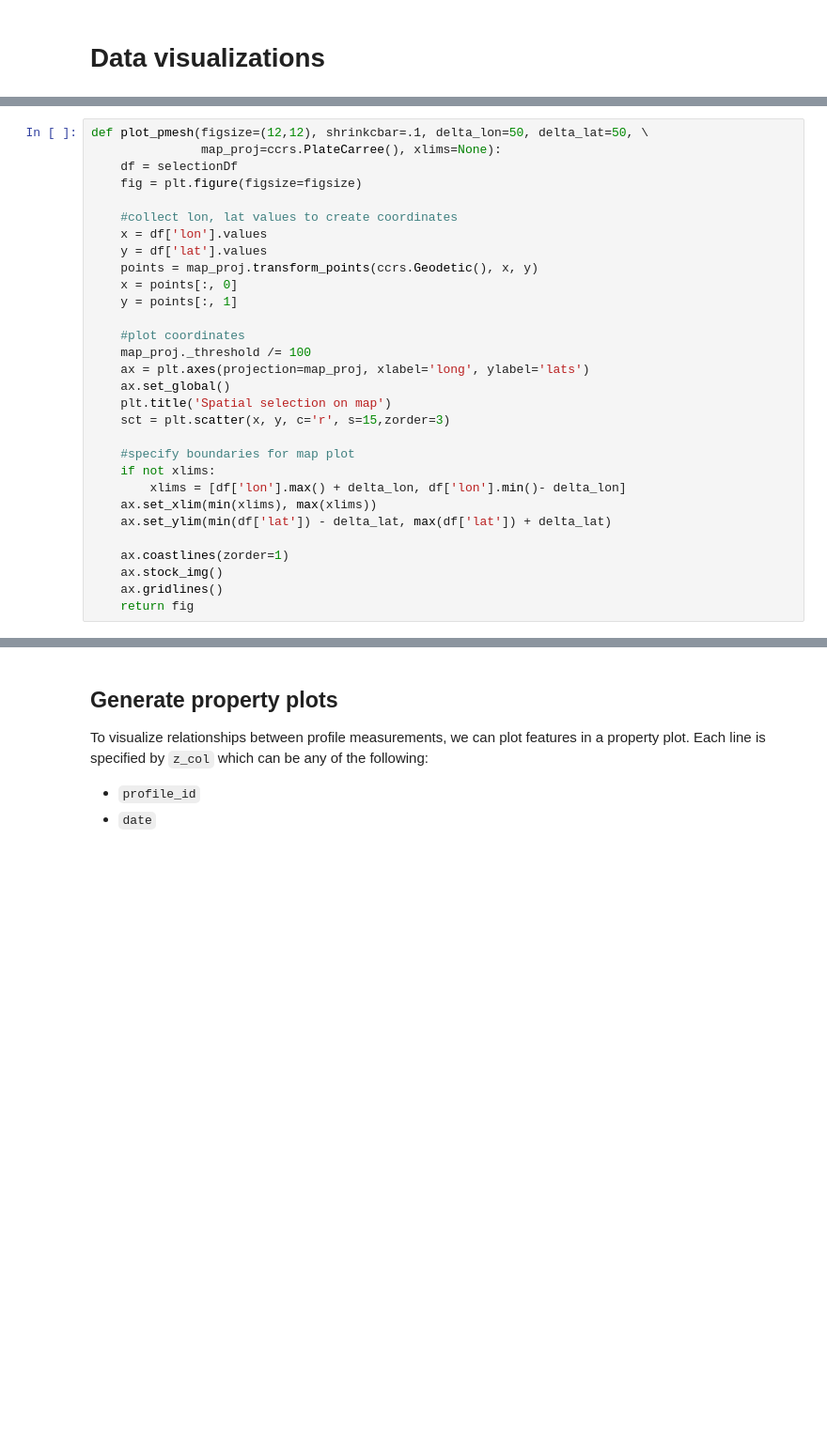
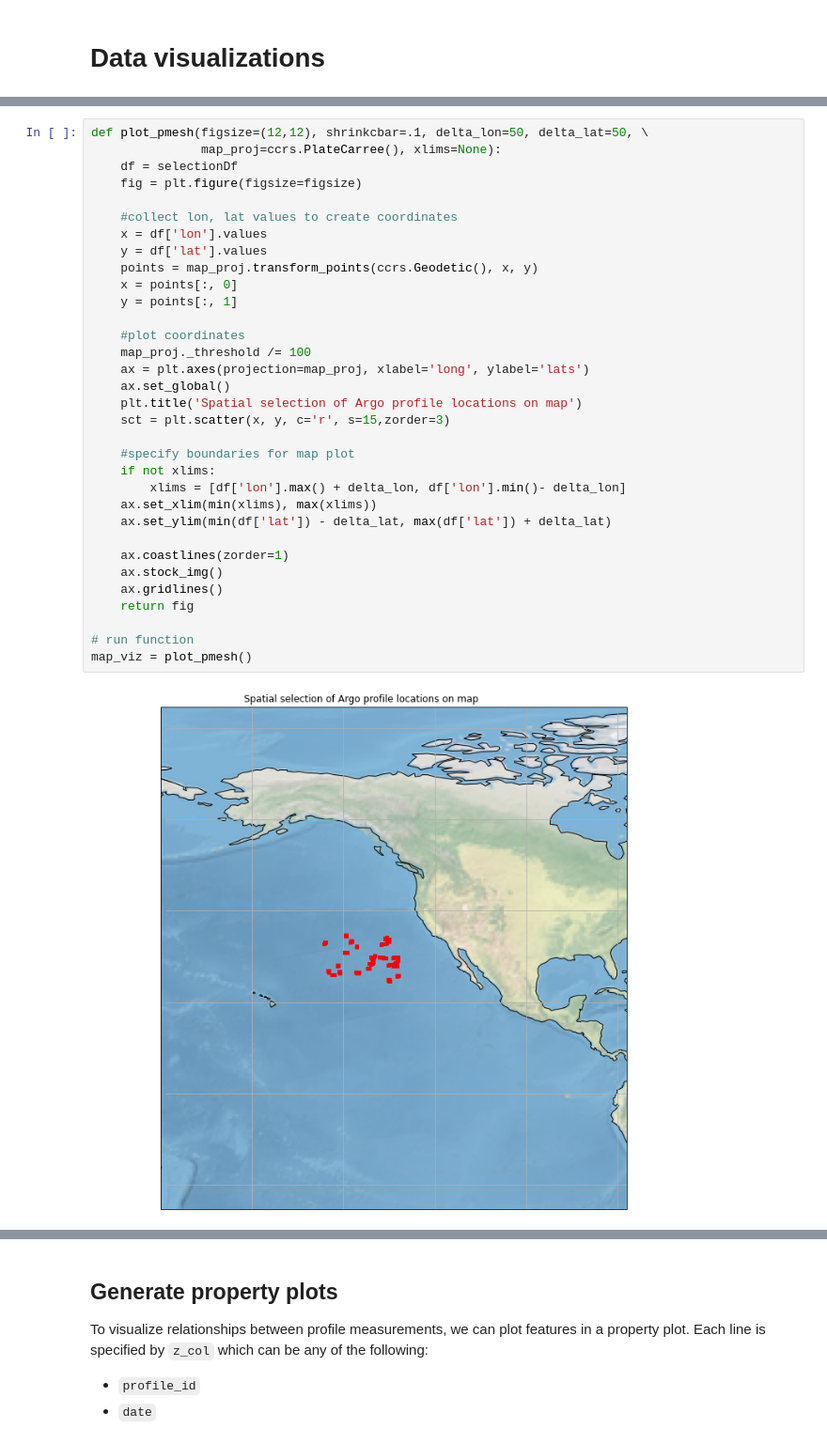
Before and after one commit to earthcube2021/ec21_anil_etal, a Jupyter notebook: SA_01_Argo_Data_Exploration.ipynb, the cells around one changed output, grey strips where cells are left out. Shown: that part at 94% size. Cells and saved outputs as stored; diff of their text form; blank space fills up the shorter version.

```diff
--- a/SA_01_Argo_Data_Exploration.ipynb
+++ b/SA_01_Argo_Data_Exploration.ipynb
@@ -195,30 +200,35 @@ This function will take the cooridinates from the profiles in your selection dat
 # %%
 def plot_pmesh(figsize=(12,12), shrinkcbar=.1, delta_lon=50, delta_lat=50, \
                map_proj=ccrs.PlateCarree(), xlims=None):
     df = selectionDf
     fig = plt.figure(figsize=figsize)
 
     #collect lon, lat values to create coordinates
     x = df['lon'].values
     y = df['lat'].values
     points = map_proj.transform_points(ccrs.Geodetic(), x, y)
     x = points[:, 0]
     y = points[:, 1]
 
     #plot coordinates
     map_proj._threshold /= 100
     ax = plt.axes(projection=map_proj, xlabel='long', ylabel='lats')
     ax.set_global()
-    plt.title('Spatial selection on map')
+    plt.title('Spatial selection of Argo profile locations on map')
     sct = plt.scatter(x, y, c='r', s=15,zorder=3)
 
     #specify boundaries for map plot
     if not xlims:
         xlims = [df['lon'].max() + delta_lon, df['lon'].min()- delta_lon]
     ax.set_xlim(min(xlims), max(xlims))
     ax.set_ylim(min(df['lat']) - delta_lat, max(df['lat']) + delta_lat)
 
     ax.coastlines(zorder=1)
     ax.stock_img()
     ax.gridlines()
     return fig
+
+# run function
+map_viz = plot_pmesh()
+# %% [output]
+[figure, added]
```
Also changed, not shown: parts of 13 cells of this notebook.
